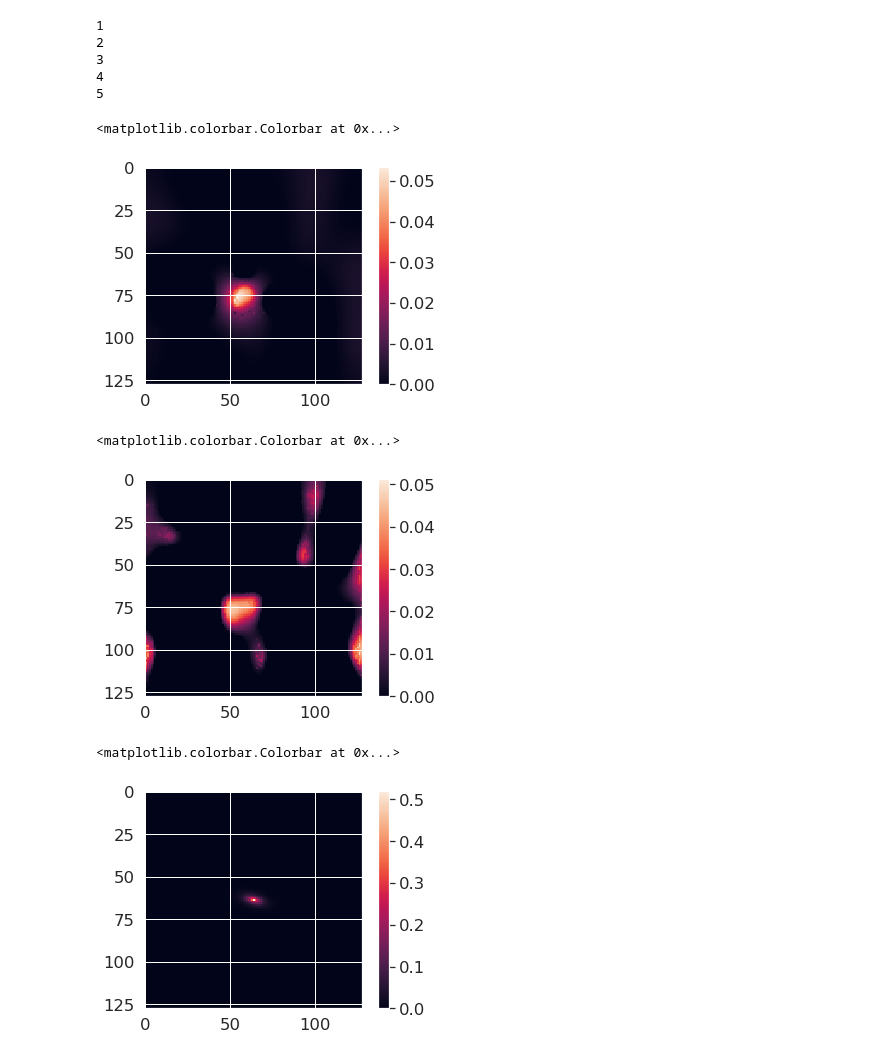
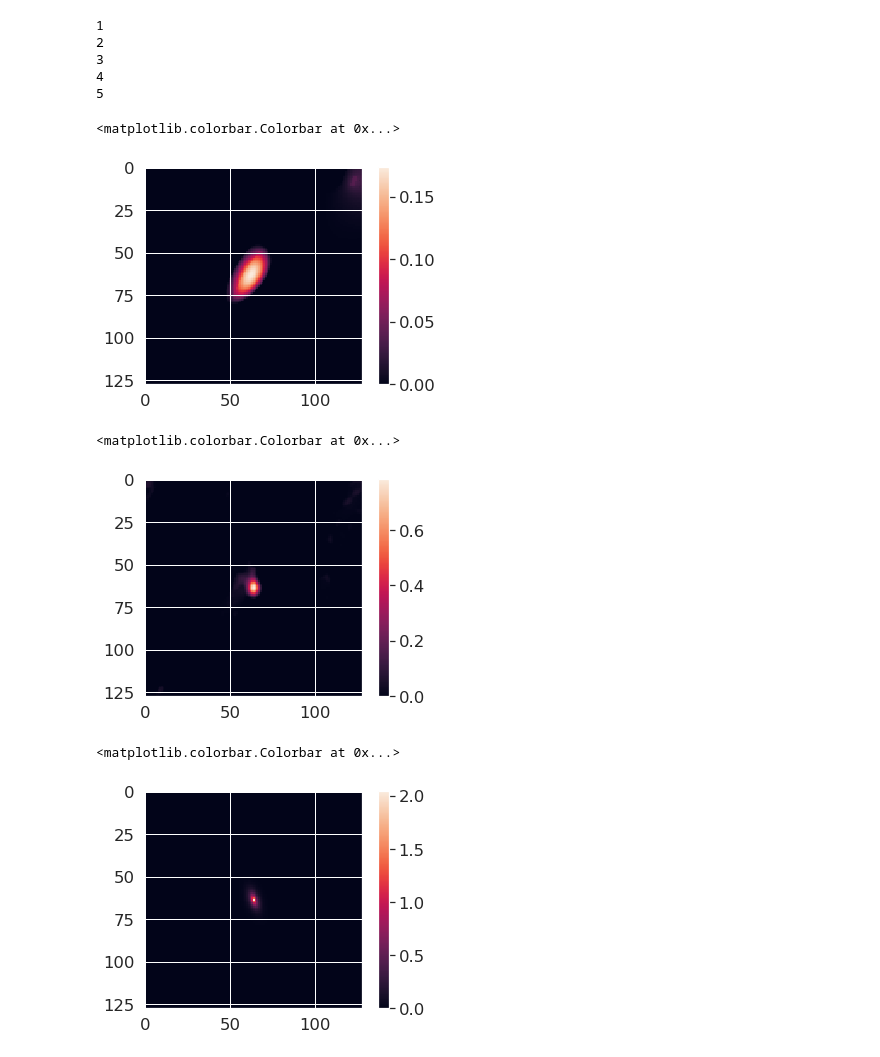
Before and after one commit to CosmoStat/ShapeDeconv, a Jupyter notebook: notebooks/UNET_Evaluation/radio/score_example.ipynb, the cells around one changed output. Drawn from its saved outputs; the diff is of its cells as text; code cells hidden in the pictures.

Commit message:
added unet denoiser + score tikhonov first guess

```diff
--- a/notebooks/UNET_Evaluation/radio/score_example.ipynb
+++ b/notebooks/UNET_Evaluation/radio/score_example.ipynb
@@ -168,6 +168,7 @@ shape = batch['inputs'].shape[-1]
 gal_num = 5
 gals_obs = batch['inputs'][:gal_num]
 psfs = batch['psf'][:gal_num]
+tikhos = batch['inputs_tikho'][:gal_num]
 
 # Initiate instance of score
 # set the value of gamma
@@ -182,13 +183,13 @@ sol_g1 = []
 sol_g2 = []
 i=1
 
-for obs, psf in zip(gals_obs,psfs):
+for obs, psf, tikho in zip(gals_obs,psfs,tikhos):
     #compute thresholds
     thresholds = estimate_thresholds(obs,psf)
     #deconvolve
     g1.deconvolve(obs=obs,psf=psf,thresholds=thresholds)
     sol_g1 += [g1.solution]
-    g2.deconvolve(obs=obs,psf=psf)
+    g2.deconvolve(obs=obs,psf=psf,thresholds=thresholds,first_guess=tikho)
     sol_g2 += [g2.solution]
     if i%1 == 0:
         print(i)
@@ -203,21 +204,21 @@ for obs, psf in zip(gals_obs,psfs):
 4
 5
 # %%
-n=4
+n=3
 plt.imshow(sol_g1[n]);plt.colorbar()
 # %% [output]
 <matplotlib.colorbar.Colorbar at 0x...>
-[figure, old version]
+[figure, new version]
 # %%
 plt.imshow(sol_g2[n]);plt.colorbar()
 # %% [output]
 <matplotlib.colorbar.Colorbar at 0x...>
-[figure, old version]
+[figure, new version]
 # %%
 plt.imshow(batch['targets'][n]);plt.colorbar()
 # %% [output]
 <matplotlib.colorbar.Colorbar at 0x...>
-[figure, old version]
+[figure, new version]
 # %%
 plt.imshow(batch['inputs'][n]);plt.colorbar()
 # %% [output]
```
Also changed, not shown: parts of 4 cells of this notebook, 27 other files.
